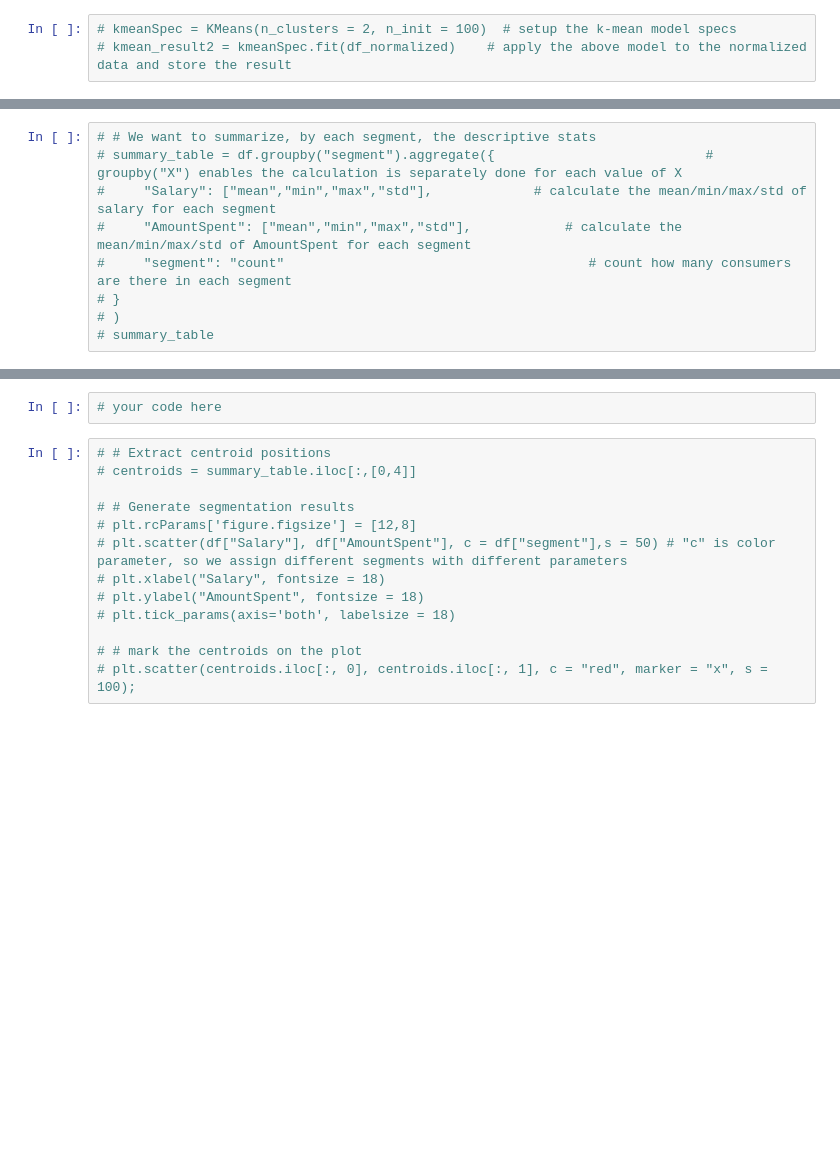
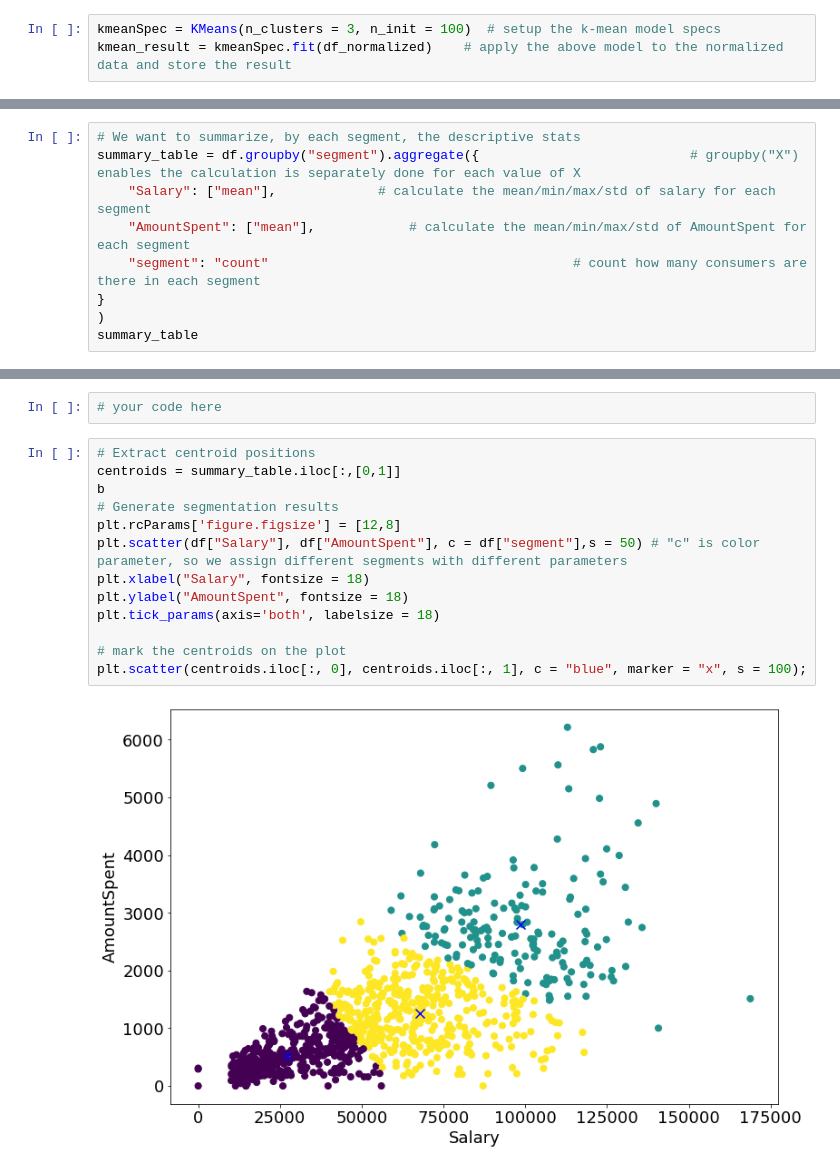
Before and after one commit to zoutianxin1992/MarketingAnalyticsPython, a Jupyter notebook: Marketing Analytics in Python/Segmentation/Notebooks/sgmt_2var_supermarket.ipynb, the cells around one changed output, grey strips where cells are left out. Saved outputs shown, nothing was run; the diff lists cells and outputs as text; blank space fills up the shorter version.

Commit message:
Update notebooks for segmentation

```diff
--- a/Marketing Analytics in Python/Segmentation/Notebooks/sgmt_2var_supermarket.ipynb
+++ b/Marketing Analytics in Python/Segmentation/Notebooks/sgmt_2var_supermarket.ipynb
@@ -57,6 +67,6 @@ Calculate SSE for different number of segments ($k$). $k=1,2,...,K=10$
 # %%
 # your code here
 # %%
-# kmeanSpec = KMeans(n_clusters = 2, n_init = 100)  # setup the k-mean model specs
-# kmean_result2 = kmeanSpec.fit(df_normalized)    # apply the above model to the normalized data and store the result
+kmeanSpec = KMeans(n_clusters = 3, n_init = 100)  # setup the k-mean model specs
+kmean_result = kmeanSpec.fit(df_normalized)    # apply the above model to the normalized data and store the result
 # %%
@@ -71,11 +88,11 @@ By each segment, calculate mean/min/max/std for each variable. Also calculate th
 # %%
 # your code here
 # %%
-# # We want to summarize, by each segment, the descriptive stats
-# summary_table = df.groupby("segment").aggregate({                           # groupby("X") enables the calculation is separately done for each value of X
-#     "Salary": ["mean","min","max","std"],             # calculate the mean/min/max/std of salary for each segment
-#     "AmountSpent": ["mean","min","max","std"],            # calculate the mean/min/max/std of AmountSpent for each segment
-#     "segment": "count"                                       # count how many consumers are there in each segment
-# }
-# )
-# summary_table
+# We want to summarize, by each segment, the descriptive stats
+summary_table = df.groupby("segment").aggregate({                           # groupby("X") enables the calculation is separately done for each value of X
+    "Salary": ["mean"],             # calculate the mean/min/max/std of salary for each segment
+    "AmountSpent": ["mean"],            # calculate the mean/min/max/std of AmountSpent for each segment
+    "segment": "count"                                       # count how many consumers are there in each segment
+}
+)
+summary_table
@@ -84,15 +108,17 @@ By each segment, calculate mean/min/max/std for each variable. Also calculate th
 # %%
 # your code here
 # %%
-# # Extract centroid positions
-# centroids = summary_table.iloc[:,[0,4]]
+# Extract centroid positions
+centroids = summary_table.iloc[:,[0,1]]
+b
+# Generate segmentation results
+plt.rcParams['figure.figsize'] = [12,8]
+plt.scatter(df["Salary"], df["AmountSpent"], c = df["segment"],s = 50) # "c" is color parameter, so we assign different segments with different parameters
+plt.xlabel("Salary", fontsize = 18)
+plt.ylabel("AmountSpent", fontsize = 18)
+plt.tick_params(axis='both', labelsize = 18)
 
-# # Generate segmentation results
-# plt.rcParams['figure.figsize'] = [12,8]
-# plt.scatter(df["Salary"], df["AmountSpent"], c = df["segment"],s = 50) # "c" is color parameter, so we assign different segments with different parameters
-# plt.xlabel("Salary", fontsize = 18)
-# plt.ylabel("AmountSpent", fontsize = 18)
-# plt.tick_params(axis='both', labelsize = 18)
-
-# # mark the centroids on the plot
-# plt.scatter(centroids.iloc[:, 0], centroids.iloc[:, 1], c = "red", marker = "x", s = 100);
+# mark the centroids on the plot
+plt.scatter(centroids.iloc[:, 0], centroids.iloc[:, 1], c = "blue", marker = "x", s = 100);
+# %% [output]
+[figure, added]
```
Also changed, not shown: parts of 7 cells of this notebook, 5 other files.
